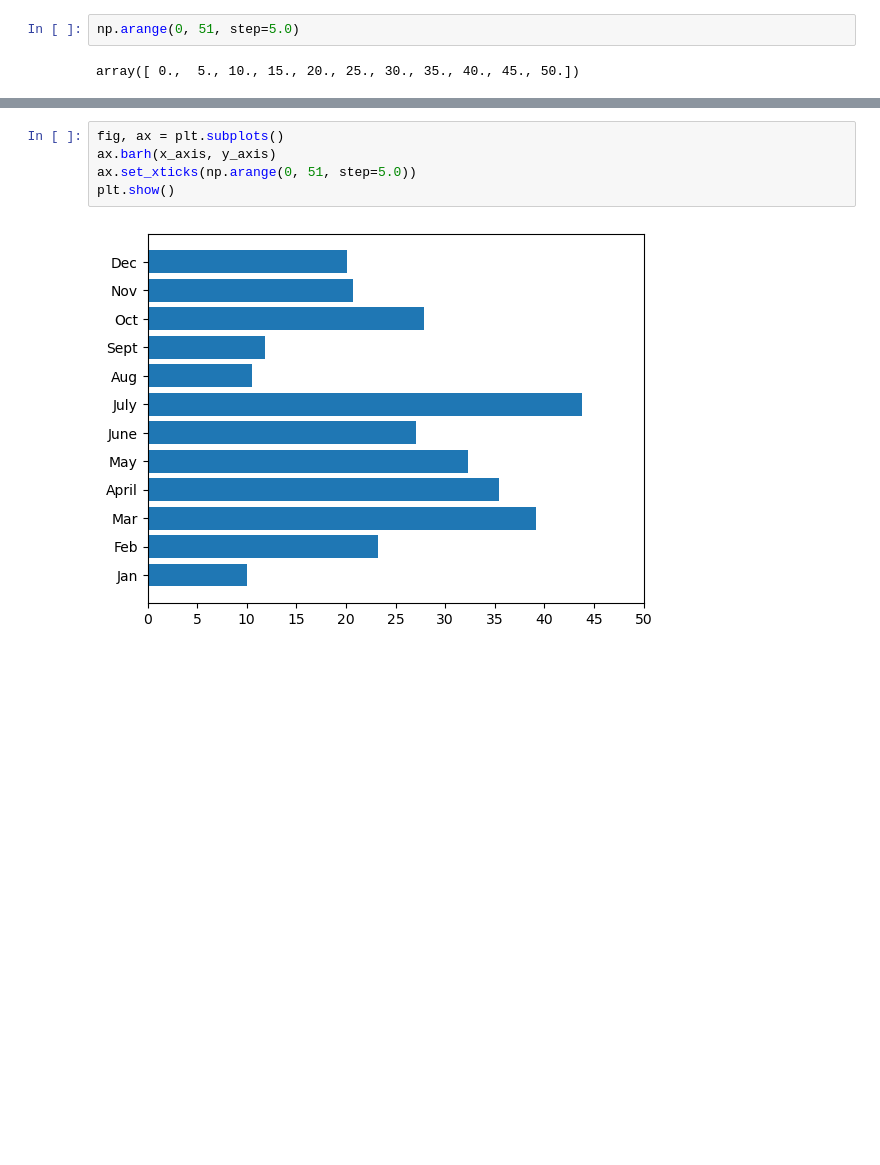
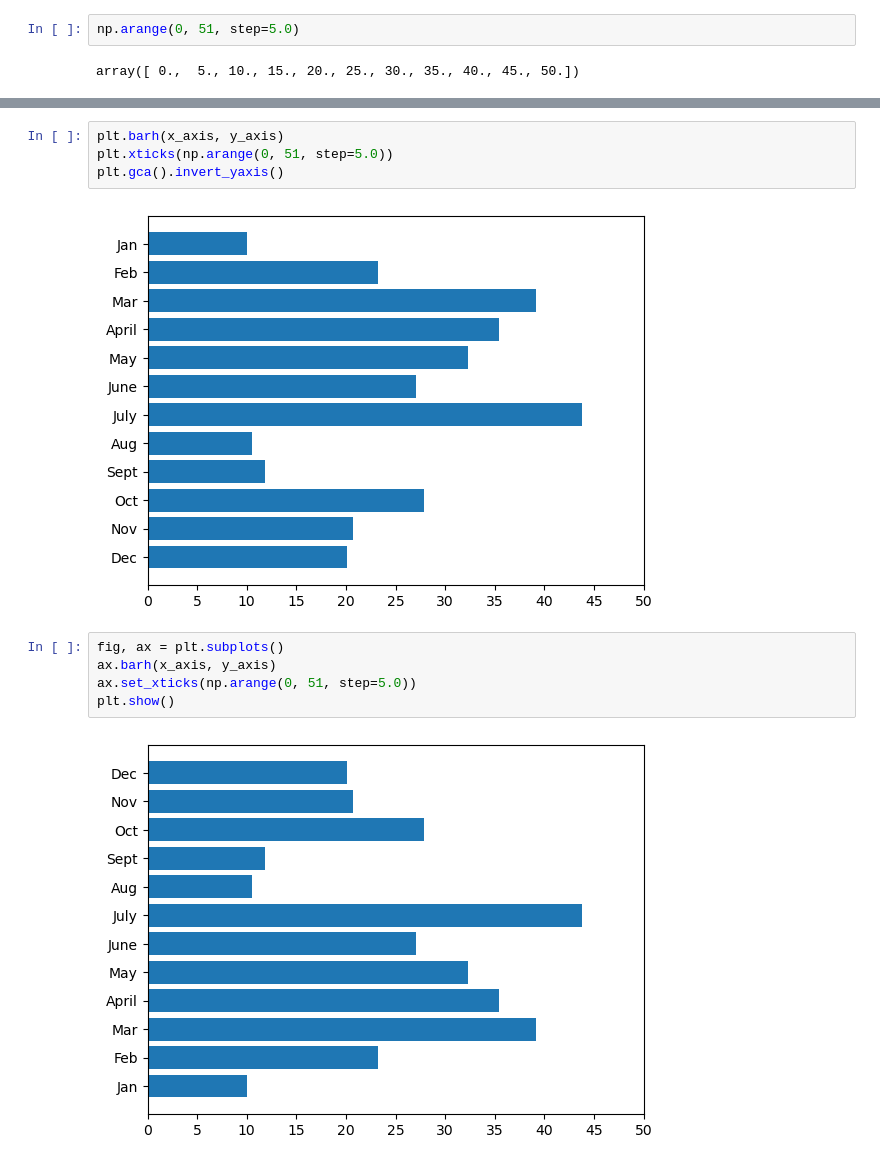
Before and after one commit to kevenewe/PyBer_Analysis, a Jupyter notebook: homework.ipynb, the cells around one changed output, grey strips where cells are left out. Saved outputs shown, nothing was run; the diff lists cells and outputs as text; blank space fills up the shorter version.

```diff
--- a/homework.ipynb
+++ b/homework.ipynb
@@ -158,3 +170,9 @@ array([ 0.,  5., 10., 15., 20., 25., 30., 35., 40., 45., 50.])
+# %%
+plt.barh(x_axis, y_axis)
+plt.xticks(np.arange(0, 51, step=5.0))
+plt.gca().invert_yaxis()
+# %% [output]
+[figure, added]
 # %%
 fig, ax = plt.subplots()
 ax.barh(x_axis, y_axis)
```
Also changed, not shown: parts of 10 cells of this notebook, 1 other file.
